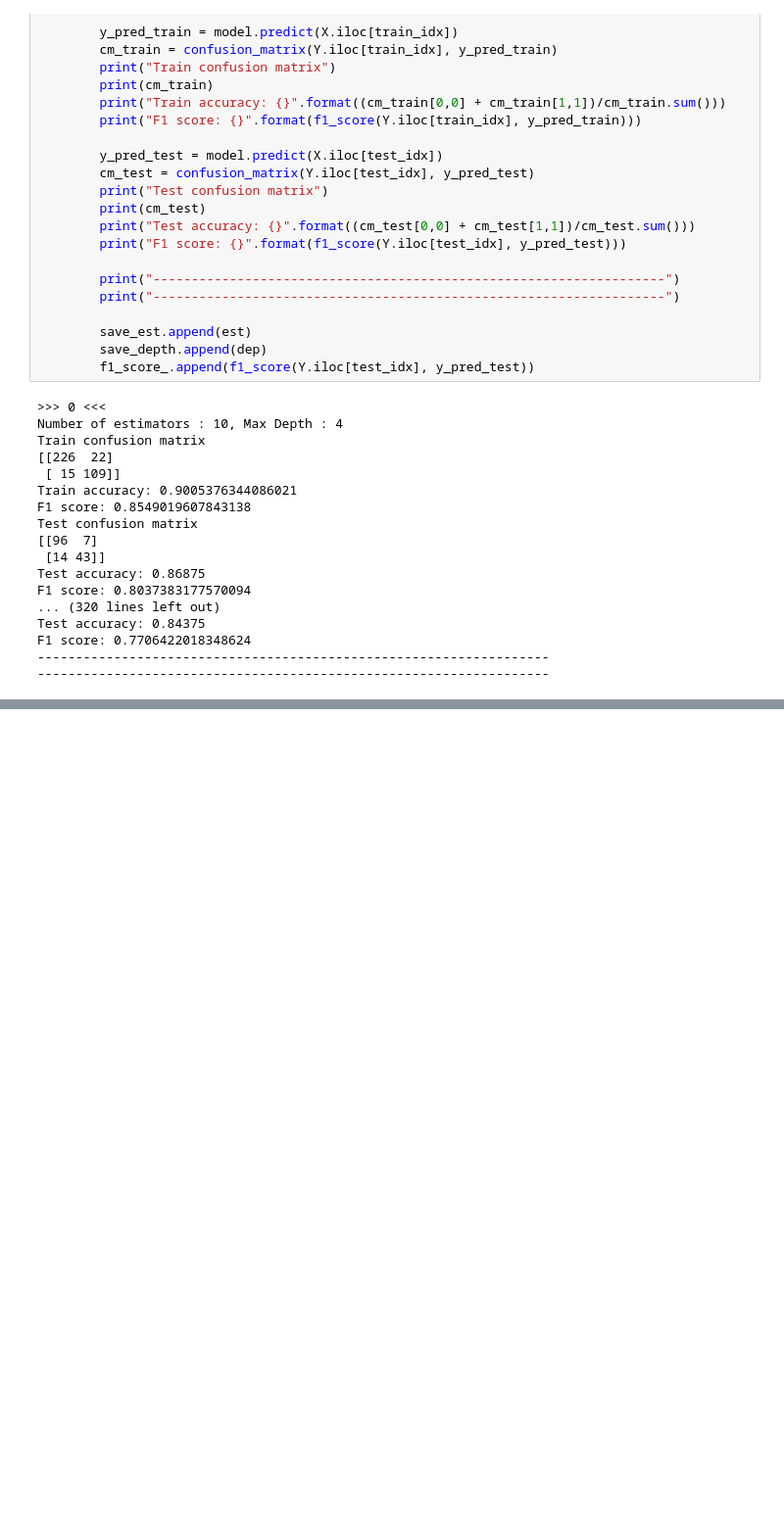
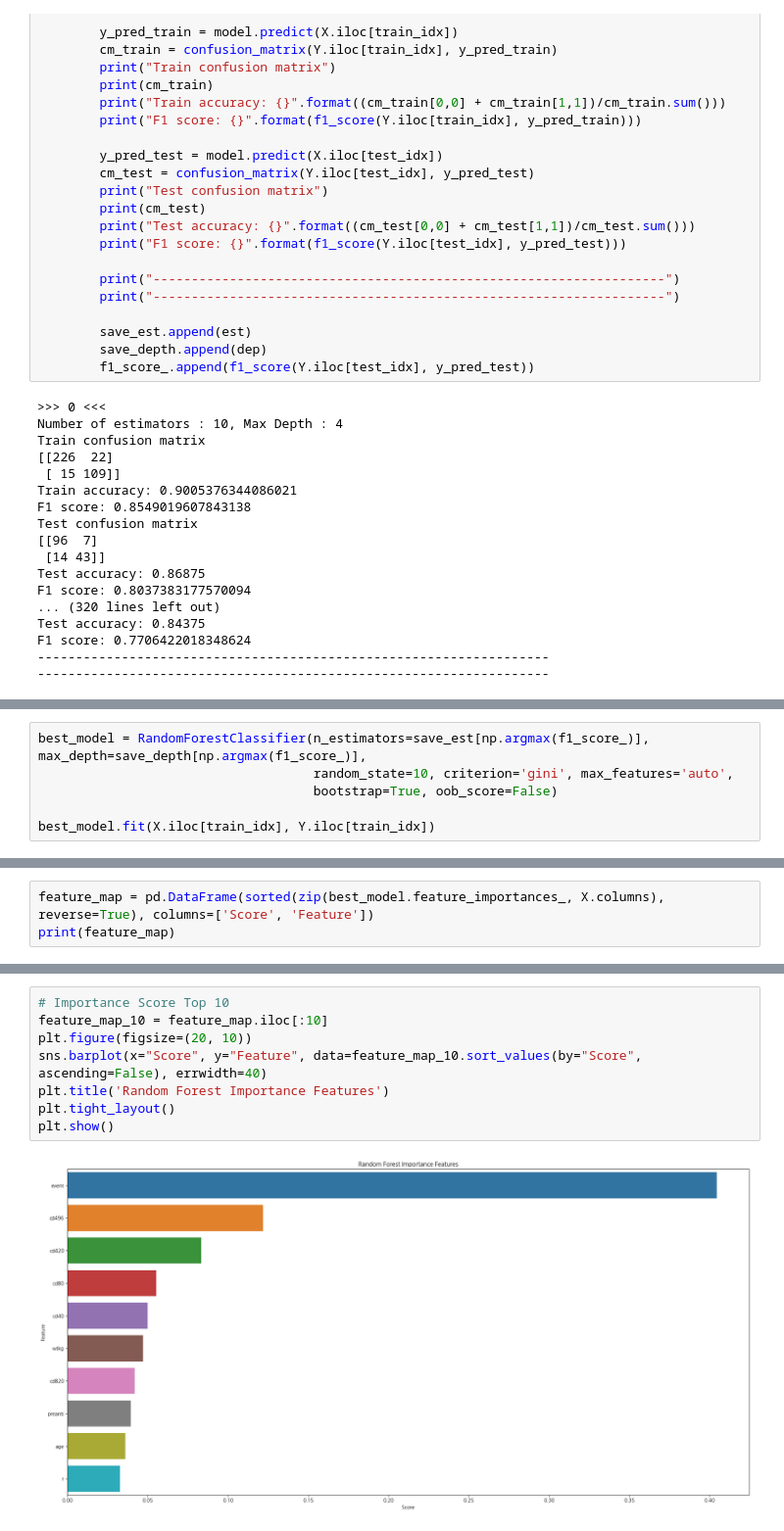
Before and after one commit to miri6913/Fast_Campus-Machine_Learning-, a Jupyter notebook: Classification/random_forest.ipynb, the cells around one changed output, grey strips where cells are left out. Shown at 98% size. Drawn from its saved outputs; the diff is of its cells as text; blank space fills up the shorter version.

Commit message:
Feature importance map

```diff
--- a/Classification/random_forest.ipynb
+++ b/Classification/random_forest.ipynb
@@ -241,0 +314,6 @@ F1 score: 0.7706422018348624
+# %%
+best_model = RandomForestClassifier(n_estimators=save_est[np.argmax(f1_score_)], max_depth=save_depth[np.argmax(f1_score_)],
+                                    random_state=10, criterion='gini', max_features='auto',
+                                    bootstrap=True, oob_score=False)
+
+best_model.fit(X.iloc[train_idx], Y.iloc[train_idx])
@@ -241,0 +359,3 @@ F1 score: 0.7706422018348624
+# %%
+feature_map = pd.DataFrame(sorted(zip(best_model.feature_importances_, X.columns), reverse=True), columns=['Score', 'Feature'])
+print(feature_map)
@@ -241,0 +380,10 @@ F1 score: 0.7706422018348624
+# %%
+# Importance Score Top 10
+feature_map_10 = feature_map.iloc[:10]
+plt.figure(figsize=(20, 10))
+sns.barplot(x="Score", y="Feature", data=feature_map_10.sort_values(by="Score", ascending=False), errwidth=40)
+plt.title('Random Forest Importance Features')
+plt.tight_layout()
+plt.show()
+# %% [output]
+[figure, added]
```
Also changed, not shown: parts of 11 cells of this notebook.
